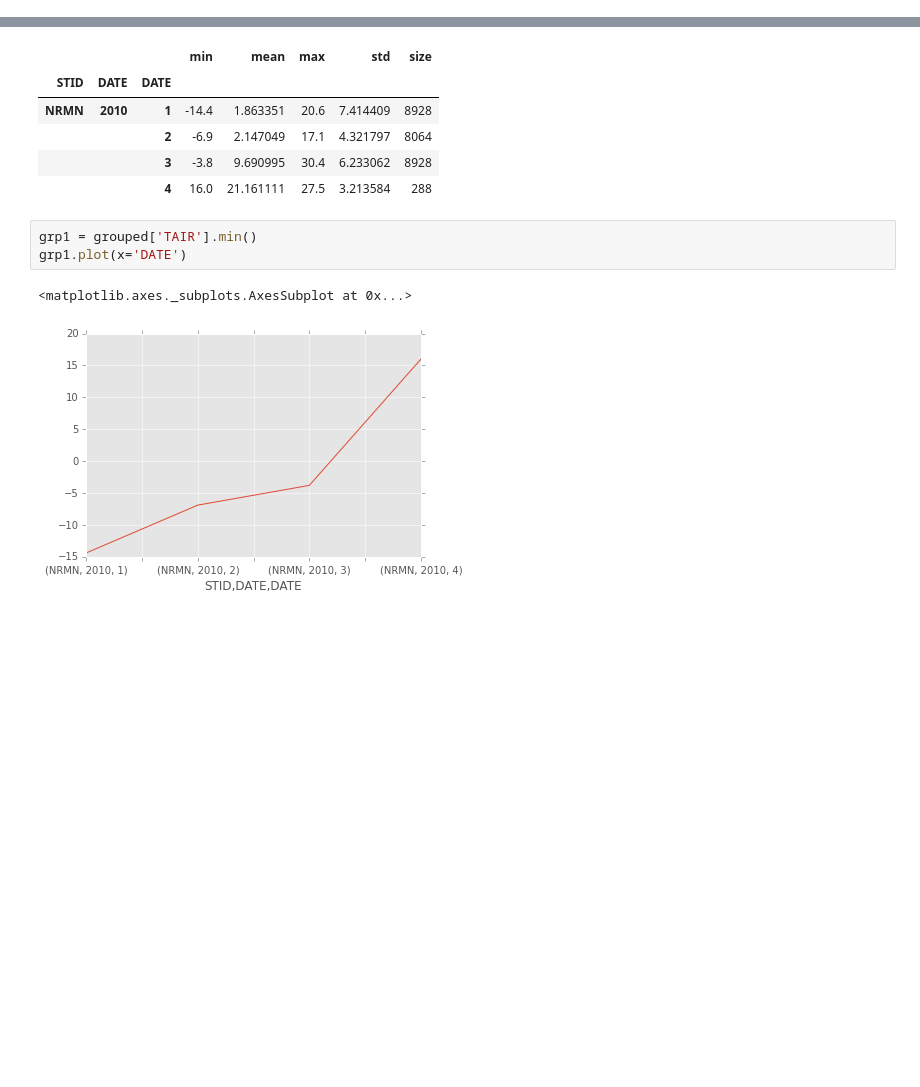
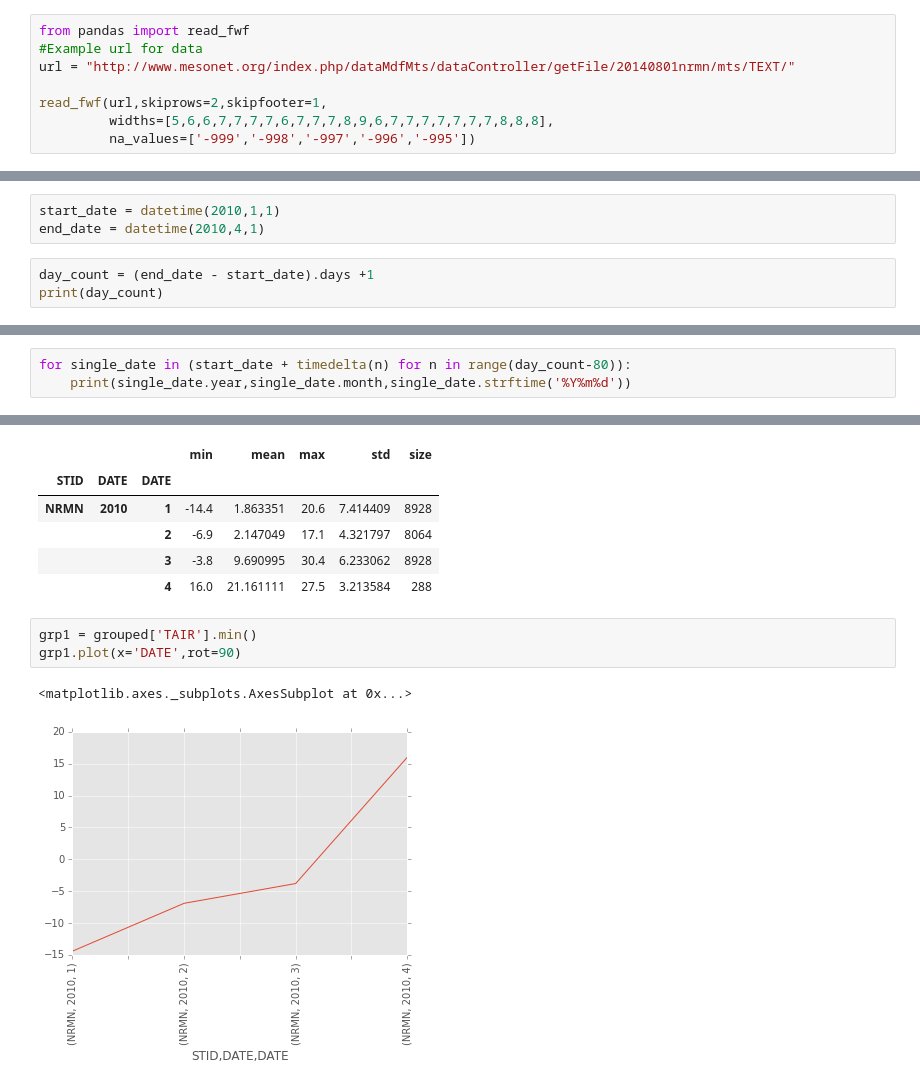
Before and after one commit to ouinformatics/swc_python_pandas, a Jupyter notebook: pandas_mesonet_tutorial.ipynb, the cells around one changed output, grey strips where cells are left out. Cells and saved outputs as stored; diff of their text form; blank space fills up the shorter version.

Commit message:
updated Visualization and supporting material

```diff
--- a/pandas_mesonet_tutorial.ipynb
+++ b/pandas_mesonet_tutorial.ipynb
@@ -8,0 +41,8 @@ This function returns a pandas dataframe of weather station data. Example [Oklah
+# %%
+from pandas import read_fwf
+#Example url for data
+url = "http://www.mesonet.org/index.php/dataMdfMts/dataController/getFile/20140801nrmn/mts/TEXT/"
+
+read_fwf(url,skiprows=2,skipfooter=1,
+         widths=[5,6,6,7,7,7,7,6,7,7,7,8,9,6,7,7,7,7,7,7,7,8,8,8],
+         na_values=['-999','-998','-997','-996','-995'])
@@ -8,0 +106,6 @@ This function returns a pandas dataframe of weather station data. Example [Oklah
+# %%
+start_date = datetime(2010,1,1)
+end_date = datetime(2010,4,1)
+# %%
+day_count = (end_date - start_date).days +1
+print(day_count)
@@ -8,0 +114,3 @@ This function returns a pandas dataframe of weather station data. Example [Oklah
+# %%
+for single_date in (start_date + timedelta(n) for n in range(day_count-80)):
+    print(single_date.year,single_date.month,single_date.strftime('%Y%m%d'))
@@ -132,7 +308,7 @@ grouped['TAIR'].agg(['min','mean','max','std','size'])
 |  |  | 4 | 16.0 | 21.161111 | 27.5 | 3.213584 | 288 |
 # %%
 grp1 = grouped['TAIR'].min()
-grp1.plot(x='DATE')
+grp1.plot(x='DATE',rot=90)
 # %% [output]
 <matplotlib.axes._subplots.AxesSubplot at 0x...>
-[figure, old version]
+[figure, new version]
```
Also changed, not shown: parts of 26 cells of this notebook, 1 other file.
